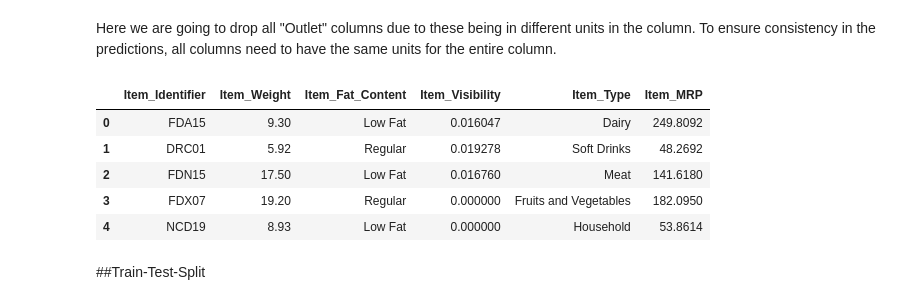
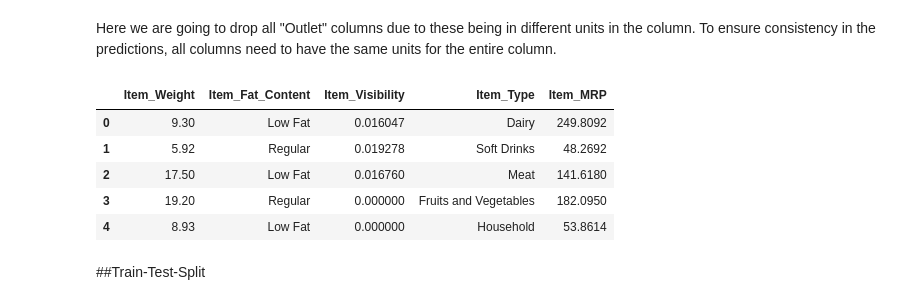
Before and after one commit to ob3dd/Prediction-of-Product-Sales, a Jupyter notebook: Modeling_and_preprocessing.ipynb, the cells around one changed output. Drawn from its saved outputs; the diff is of its cells as text; code cells hidden in the pictures.

```diff
--- a/Modeling_and_preprocessing.ipynb
+++ b/Modeling_and_preprocessing.ipynb
@@ -78,0 +104,8 @@ dtype: int64
+# %%
+# Fixing my Item_Weight mising values
+Item_Weight = df_model.columns[df_model.isnull().any()]
+# Imputing missing values with the mean of each column
+imputer = SimpleImputer(strategy='most_frequent')
+# %%
+# impute missing values in the entire DataFrame
+imputer.fit(df_model)
@@ -162,16 +197,16 @@ Here we are going to drop all "Outlet" columns due to these being in different u
 To ensure consistency in the predictions, all columns need to have the same units for the entire column.
 # %%
 ## Drop unwanted/inappropriate columns
-bad_cols = ['Outlet_Identifier', 'Outlet_Establishment_Year', 'Outlet_Size',	'Outlet_Location_Type',	'Outlet_Type']
+bad_cols = ['Outlet_Identifier', 'Outlet_Establishment_Year', 'Outlet_Size',	'Outlet_Location_Type',	'Outlet_Type', 'Item_Identifier']
 X = X.drop(columns = bad_cols)
 X.head()
 # %% [output]
-|  | Item_Identifier | Item_Weight | Item_Fat_Content | Item_Visibility | Item_Type | Item_MRP |
-| 0 | FDA15 | 9.30 | Low Fat | 0.016047 | Dairy | 249.8092 |
-| 1 | DRC01 | 5.92 | Regular | 0.019278 | Soft Drinks | 48.2692 |
-| 2 | FDN15 | 17.50 | Low Fat | 0.016760 | Meat | 141.6180 |
-| 3 | FDX07 | 19.20 | Regular | 0.000000 | Fruits and Vegetables | 182.0950 |
-| 4 | NCD19 | 8.93 | Low Fat | 0.000000 | Household | 53.8614 |
+|  | Item_Weight | Item_Fat_Content | Item_Visibility | Item_Type | Item_MRP |
+| 0 | 9.30 | Low Fat | 0.016047 | Dairy | 249.8092 |
+| 1 | 5.92 | Regular | 0.019278 | Soft Drinks | 48.2692 |
+| 2 | 17.50 | Low Fat | 0.016760 | Meat | 141.6180 |
+| 3 | 19.20 | Regular | 0.000000 | Fruits and Vegetables | 182.0950 |
+| 4 | 8.93 | Low Fat | 0.000000 | Household | 53.8614 |
 # %% [markdown]
 ##Train-Test-Split
 # %%
```
Also changed, not shown: parts of 40 cells of this notebook.
